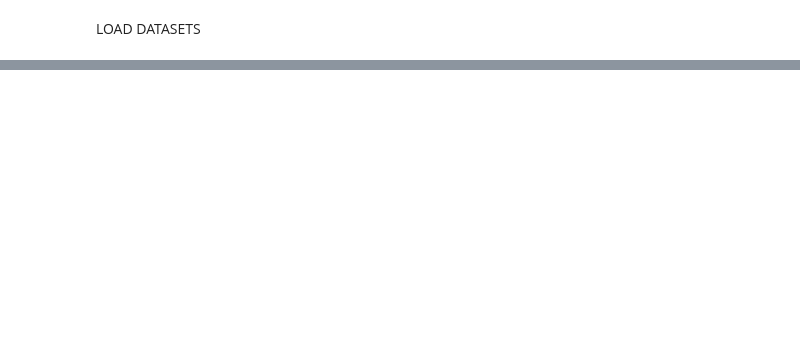
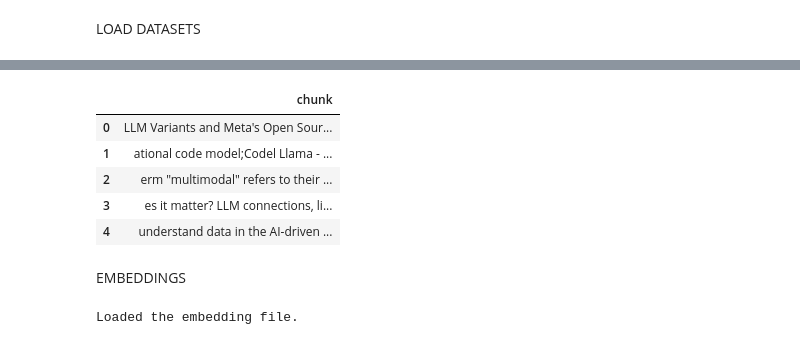
Before and after one commit to Charanvardhan/LLMsForProduction, a Jupyter notebook: RAG /basicRAGfromScratch.ipynb, the cells around one changed output, grey strips where cells are left out. Drawn from its saved outputs; the diff is of its cells as text; code cells hidden in the pictures; blank space fills up the shorter version.

Commit message:
Created embeddings from the chunks using openAI text-embedding-3-small model

```diff
--- a/RAG /basicRAGfromScratch.ipynb
+++ b/RAG /basicRAGfromScratch.ipynb
@@ -70,0 +72,17 @@ CSV file has 15 rows
+# %%
+import pandas as pd
+
+# Convert the JSON list to a Pandas Dataframe
+df = pd.DataFrame(chunks, columns=["chunk"])
+
+df.keys()
+df.head()
+# %% [output]
+|  | chunk |
+| 0 | LLM Variants and Meta's Open Sour... |
+| 1 | ational code model;Codel Llama - ... |
+| 2 | erm "multimodal" refers to their ... |
+| 3 | es it matter? LLM connections, li... |
+| 4 | understand data in the AI-driven ... |
+# %% [markdown]
+EMBEDDINGS
@@ -70,0 +112,23 @@ CSV file has 15 rows
+# %%
+from tqdm.notebook import tqdm
+import numpy as np
+
+# generate the embedding for the dataset
+if not load_embedding:
+    print("Generating embeddings for the dataset...")
+    embeddings = []
+    for index,row in tqdm(df.iterrows()):
+        embeddings.append(get_embedding(row['chunk']))
+
+    embeddings_values = pd.Series(embeddings)
+    df.insert(1, "embeddings_created", embeddings_values)
+
+# Or, load the embedding from the file.
+else:
+    print("Loaded the embedding file.")
+    # Load the file as a CSV
+    df = pd.read_csv("mini-llama-articles-with_embeddings_created.csv")
+    # Convert embedding column to an array
+    df["embedding"] = df["embeddings_created"].apply(lambda x: np.array(eval(x)), 0)
+# %% [output]
+Loaded the embedding file.
```
Also changed, not shown: parts of 5 cells of this notebook, 1 other file.
